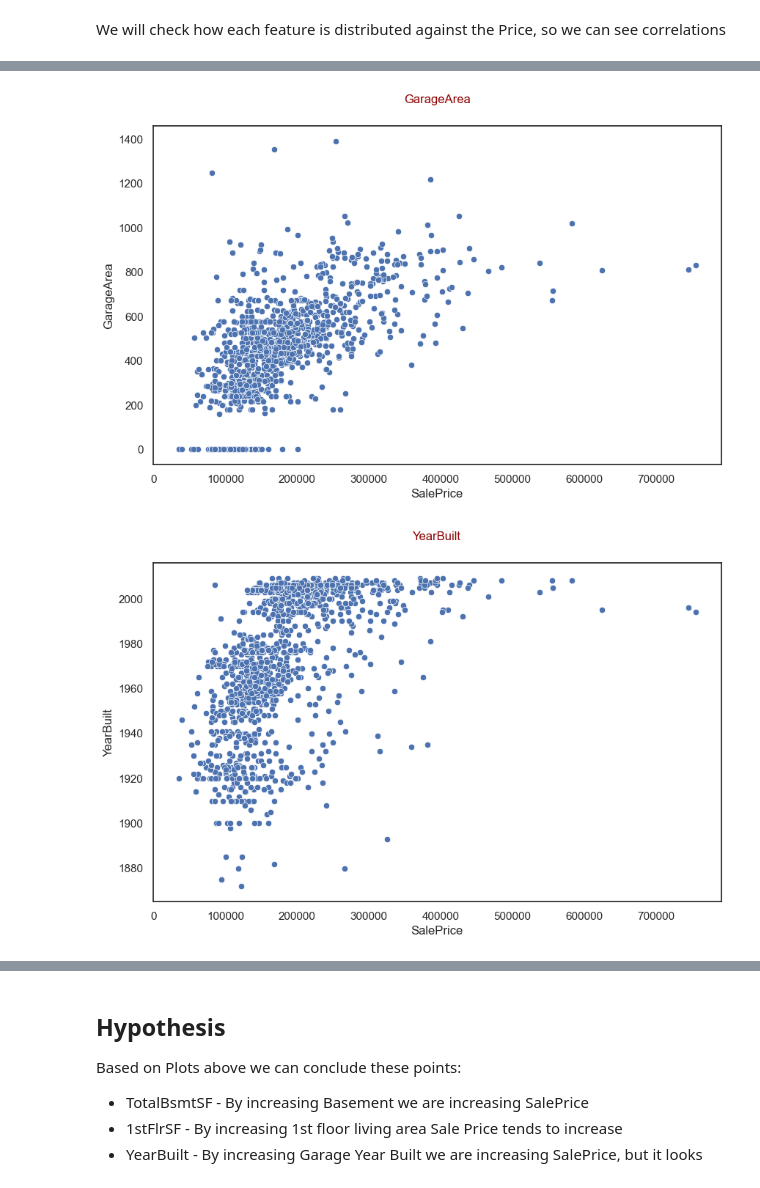
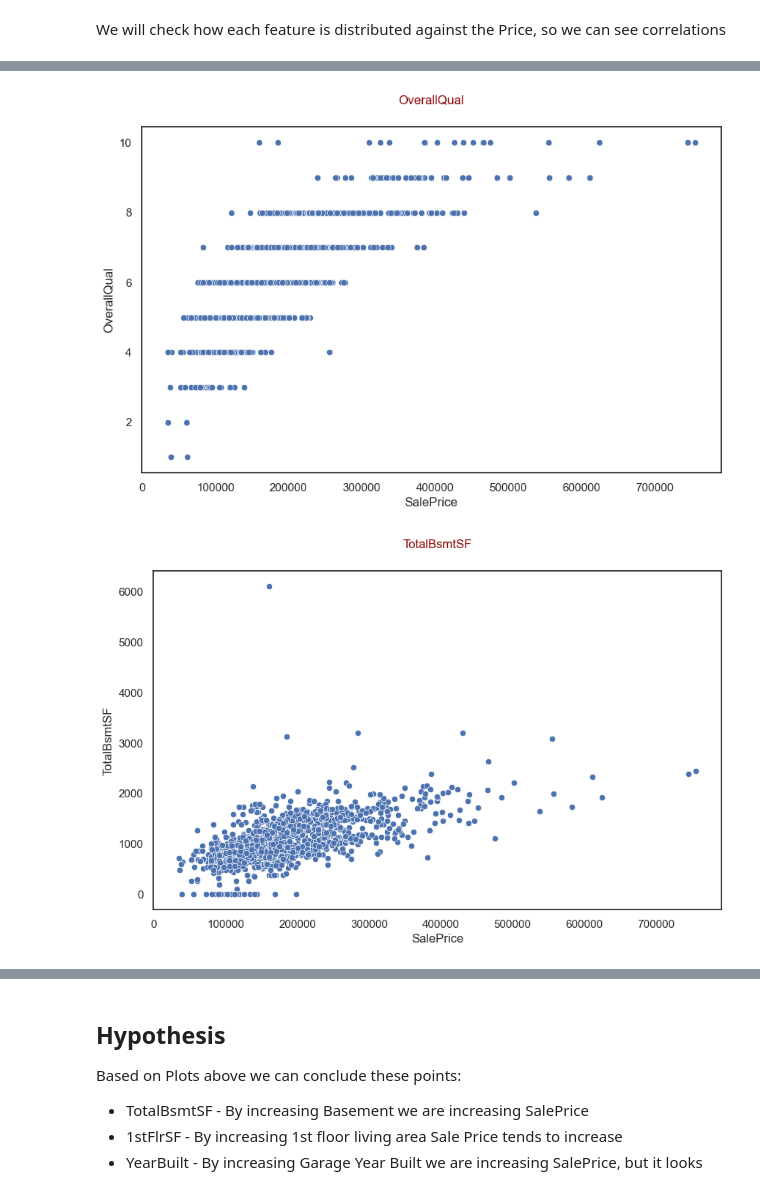
Before and after one commit to Tomosius/heritage_houses_p5, a Jupyter notebook: jupyter_notebooks/03_Data_Cleaning.ipynb, the cells around one changed output, grey strips where cells are left out. Saved outputs shown, nothing was run; the diff lists cells and outputs as text; code cells hidden in the pictures.

Commit message:
Fixed mistake where Sale price was not in features engineering

```diff
--- a/jupyter_notebooks/03_Data_Cleaning.ipynb
+++ b/jupyter_notebooks/03_Data_Cleaning.ipynb
@@ -170,4 +161,4 @@ df_train['SalePrice'] = y_train
 # %%
-corr_spearman = df_train.corr(method='spearman')['SalePrice'].sort_values(key=abs, ascending=False)[1:].head(10)
+corr_spearman = df.corr(method='spearman')['SalePrice'].sort_values(key=abs, ascending=False)[1:].head(10)
 corr_spearman
 # %% [output]
@@ -184,5 +175,5 @@ OpenPorchSF     0.481831
 Name: SalePrice, dtype: float64
 # %%
-corr_pearson = df_train.corr(method='pearson')['SalePrice'].sort_values(key=abs, ascending=False)[1:].head(10)
+corr_pearson = df.corr(method='pearson')['SalePrice'].sort_values(key=abs, ascending=False)[1:].head(10)
 corr_pearson
 # %% [output]
@@ -250,6 +241,6 @@ def plot_numerical_features(df, col, target):
 target = 'SalePrice'
 
 for col in features_to_study:
-    plot_numerical_features(df_train, col, target)
+    plot_numerical_features(df, col, target)
     print("\n\n")
 # %% [output]
@@ -260,2 +251,2 @@ for col in features_to_study:
-[figure, old version]
+[figure, new version]
-[figure, old version]
+[figure, new version]
```
Also changed, not shown: parts of 7 cells of this notebook, 2 other files.
